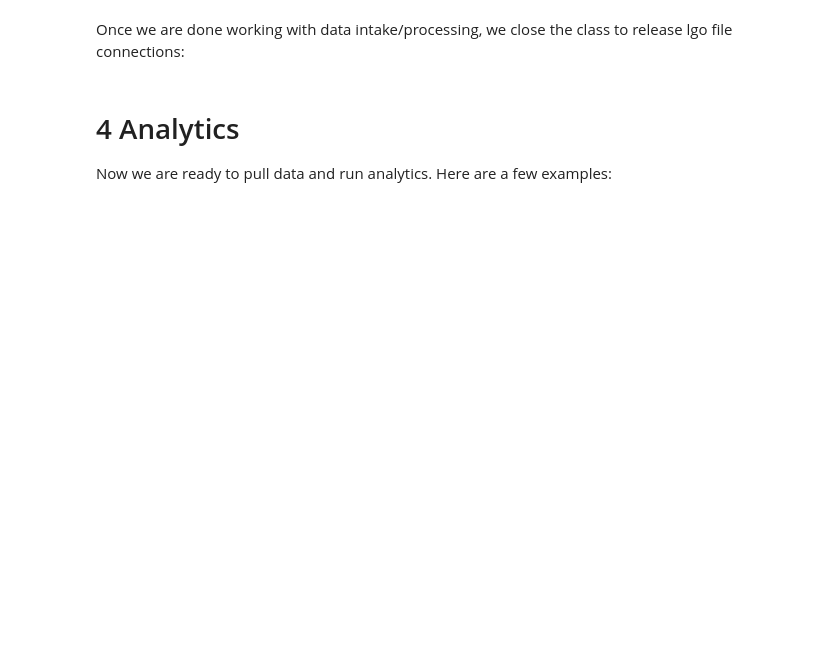
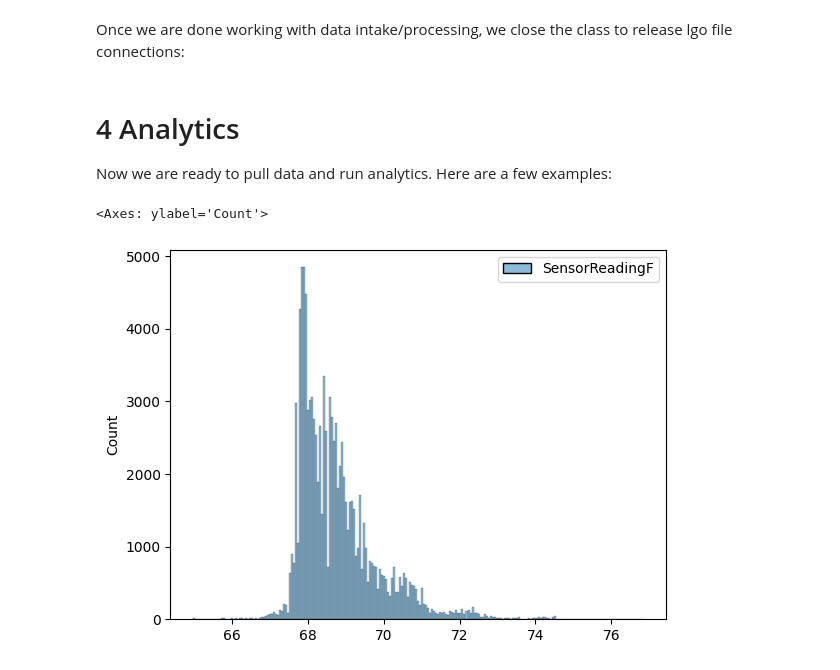
Before and after one commit to Environmental-Pipeline/environmental-sensor-poc, a Jupyter notebook: examples-cron.ipynb, the cells around one changed output. Drawn from its saved outputs; the diff is of its cells as text; code cells hidden in the pictures; blank space fills up the shorter version.

```diff
--- a/examples-cron.ipynb
+++ b/examples-cron.ipynb
@@ -165,13 +250,16 @@ Now we are ready to pull data and run analytics. Here are a few examples:
 # %%
 # Histogram of temperature.
 import seaborn
 import duckdb
 dt = duckdb.sql("""
     SELECT SensorReadingF
     FROM read_parquet('data/sensor_readings.parquet')
-    WHERE SensorReadingF is not null and SensorID_Coris = 21373;
+    WHERE SensorReadingF is not null and SensorID = 'coris:21373';
 """)
 seaborn.histplot(dt.fetchnumpy())
+# %% [output]
+<Axes: ylabel='Count'>
+[figure, added]
 # %%
 # Time series plot.
 dt = duckdb.sql("""
```
Also changed, not shown: parts of 18 cells of this notebook, 1 other file.
